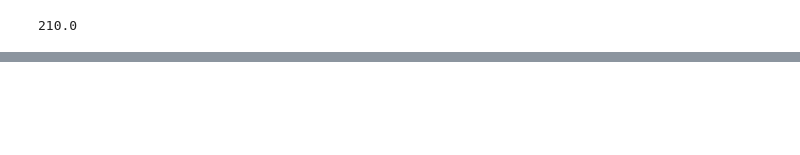
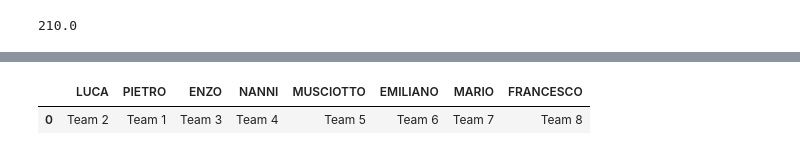
Before and after one commit to lucaagozzino/Fantapalla_simulazioni, a Jupyter notebook: Rose_quotazioni.ipynb, the cells around one changed output, grey strips where cells are left out. Saved outputs shown, nothing was run; the diff lists cells and outputs as text; code cells hidden in the pictures; blank space fills up the shorter version.

```diff
--- a/Rose_quotazioni.ipynb
+++ b/Rose_quotazioni.ipynb
@@ -153,0 +129,35 @@ tempP
+# %%
+permutations = list(itertools.permutations(team_list)) #generazione di tutte le possibili peermutazioni
+# %%
+#matrice delle preferenze (ESEMPIO)
+preferences = np.array([
+    [1000, 0, 0, 0, 0, 0, 0, 0], #LUCA
+    [0, 1000, 0, 0, 0, 0, 0, 0], #PIETRO
+    [0, 0, 1000, 0, 0, 0, 0, 0], #ENZO
+    [0, 0, 0, 1000, 0, 0, 0, 0], #NANNI
+    [0, 0, 0, 0, 1000, 0, 0, 0], #MUSCIOTTO
+    [0, 0, 0, 0, 0, 1000, 0, 0], #EMILIANO
+    [0, 0, 0, 0, 0, 0, 1000, 0], #MARIO
+    [0, 0, 0, 0, 0, 0, 0, 1000], #FRANCESCO
+])
+# %%
+#assegnazione di una probabilita' ad ogni permutazione sulla base delle preferenze
+prob = np.zeros((len(permutations)))
+for j in range(len(permutations)):
+    prob[j] = 1e200*sum(preferences[i][permutations[j][i]] for i in range(8))
+# %%
+prob_norm = prob/np.sum(prob) #normalizzo la probabilita'
+N = 100
+ind = np.argpartition(prob_norm, -N)[-N:]
+prob2 = np.zeros(len(prob_norm))
+prob2[ind] = prob_norm[ind]/np.max(prob_norm)
+# %%
+# una permutazione viene scelta a caso usando la distribuzione di probabilita' assegnata
+assignments = random.choices(permutations, weights = prob2, k=1)
+dic = {}
+for k in range(len(assignments[0])):
+    dic[f[k]] = ['Team '+str(assignments[0][k]+1)]
+pd.DataFrame(data=dic)
+# %% [output]
+|  | LUCA | PIETRO | ENZO | NANNI | MUSCIOTTO | EMILIANO | MARIO | FRANCESCO |
+| 0 | Team 2 | Team 1 | Team 3 | Team 4 | Team 5 | Team 6 | Team 7 | Team 8 |
```
Also changed, not shown: parts of 12 cells of this notebook, 1 other file.
